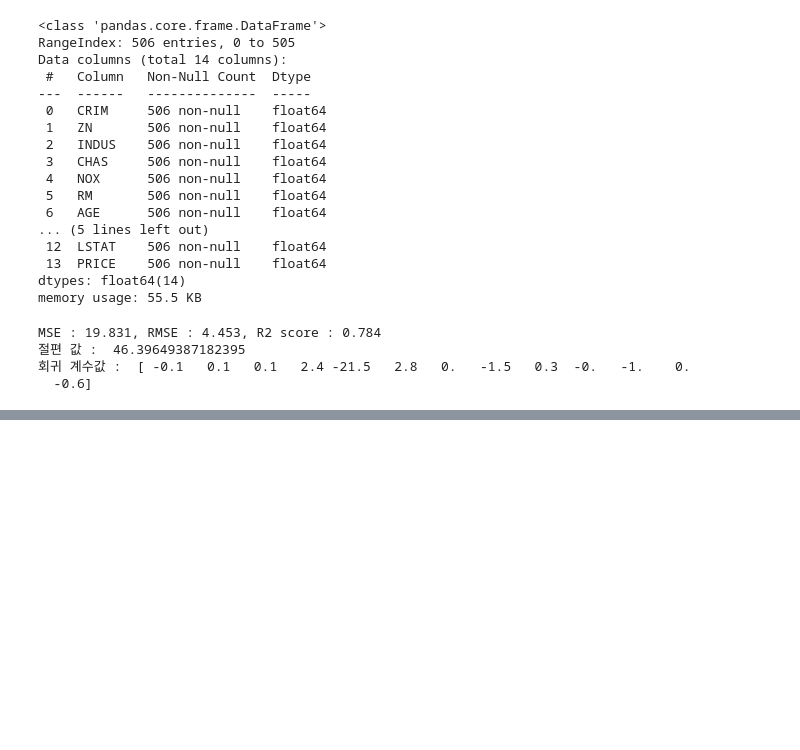
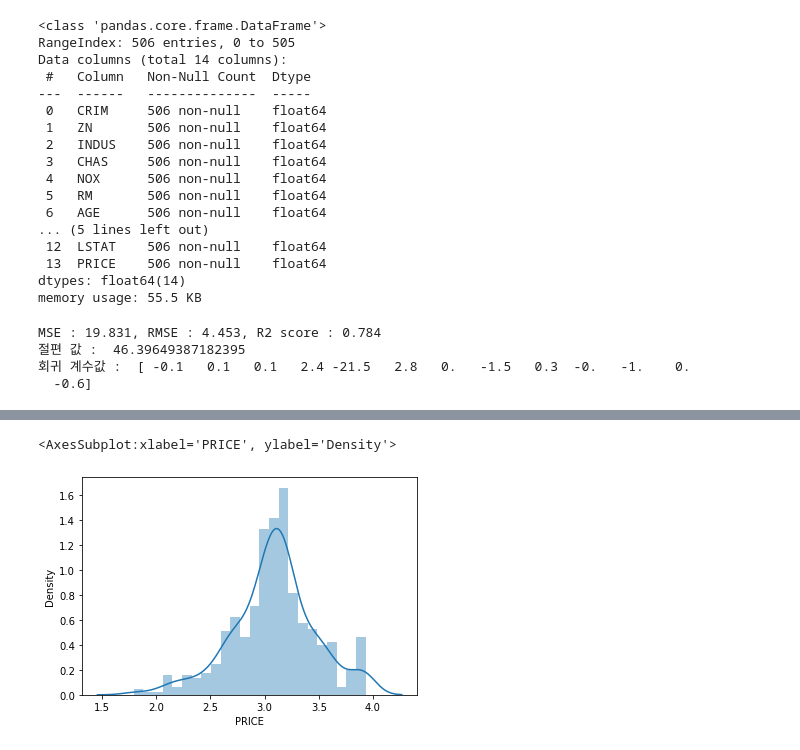
Before and after one commit to bnv20/Caba_ml, a Jupyter notebook: ML52_규제 선형 모델_릿지,라쏘,엘라스틱넷_guide.ipynb, the cells around one changed output, grey strips where cells are left out. Saved outputs shown, nothing was run; the diff lists cells and outputs as text; code cells hidden in the pictures; blank space fills up the shorter version.

```diff
--- a/ML52_규제 선형 모델_릿지,라쏘,엘라스틱넷_guide.ipynb
+++ b/ML52_규제 선형 모델_릿지,라쏘,엘라스틱넷_guide.ipynb
@@ -69,0 +83,5 @@ MSE : 19.831, RMSE : 4.453, R2 score : 0.784
+# %%
+sns.distplot(np.log1p(house_df.PRICE))
+# %% [output]
+<AxesSubplot:xlabel='PRICE', ylabel='Density'>
+[figure, added]
```
Also changed, not shown: parts of 15 cells of this notebook, 1 other file.
